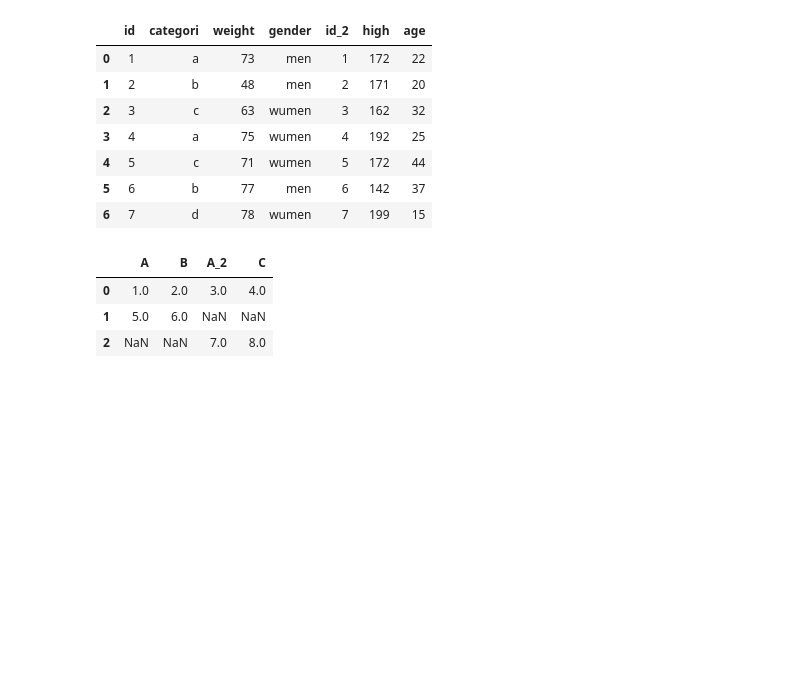
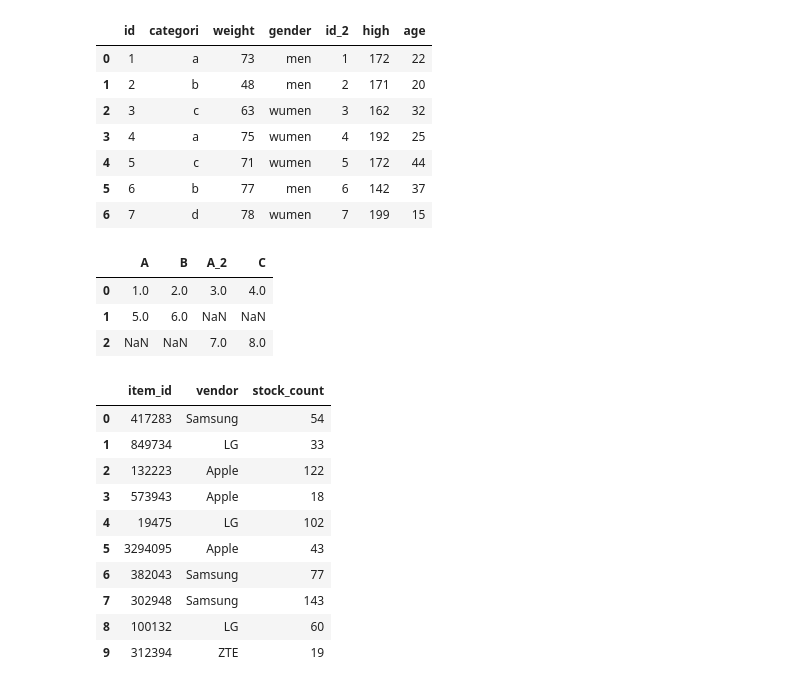
Before and after one commit to Truelegofan/DST_W, a Jupyter notebook: Py-12_Pandas_pro/Python_12_notebook_2.ipynb, the cells around one changed output. Saved outputs shown, nothing was run; the diff lists cells and outputs as text; code cells hidden in the pictures; blank space fills up the shorter version.

```diff
--- a/Py-12_Pandas_pro/Pyton_12_MovieLens.ipynb
+++ b/Py-12_Pandas_pro/Python_12_notebook_2.ipynb
@@ -229,0 +241,14 @@ df3
+# %%
+items_df
+# %% [output]
+|  | item_id | vendor | stock_count |
+| 0 | 417283 | Samsung | 54 |
+| 1 | 849734 | LG | 33 |
+| 2 | 132223 | Apple | 122 |
+| 3 | 573943 | Apple | 18 |
+| 4 | 19475 | LG | 102 |
+| 5 | 3294095 | Apple | 43 |
+| 6 | 382043 | Samsung | 77 |
+| 7 | 302948 | Samsung | 143 |
+| 8 | 100132 | LG | 60 |
+| 9 | 312394 | ZTE | 19 |
```
Also changed, not shown: parts of 5 cells of this notebook, 2 other files.
